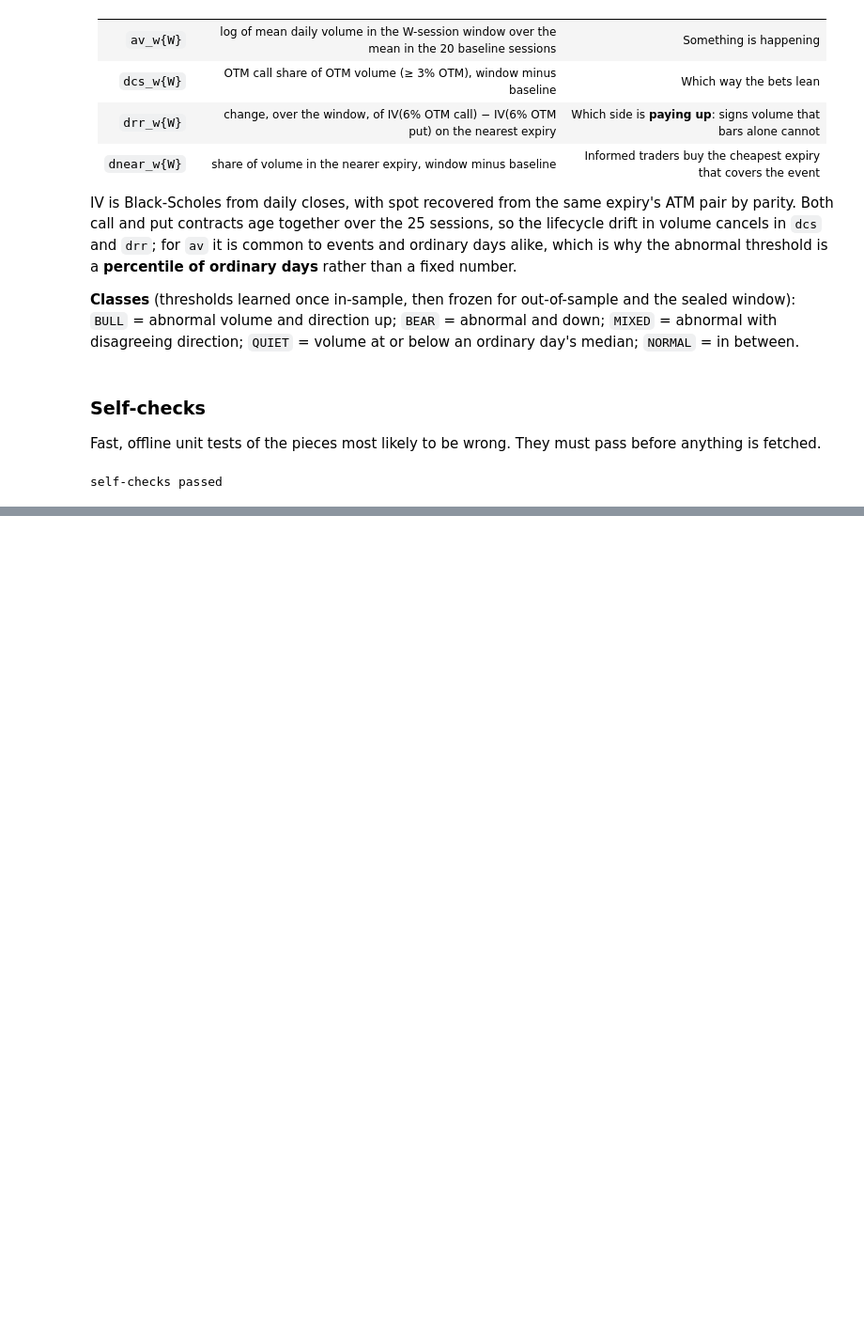
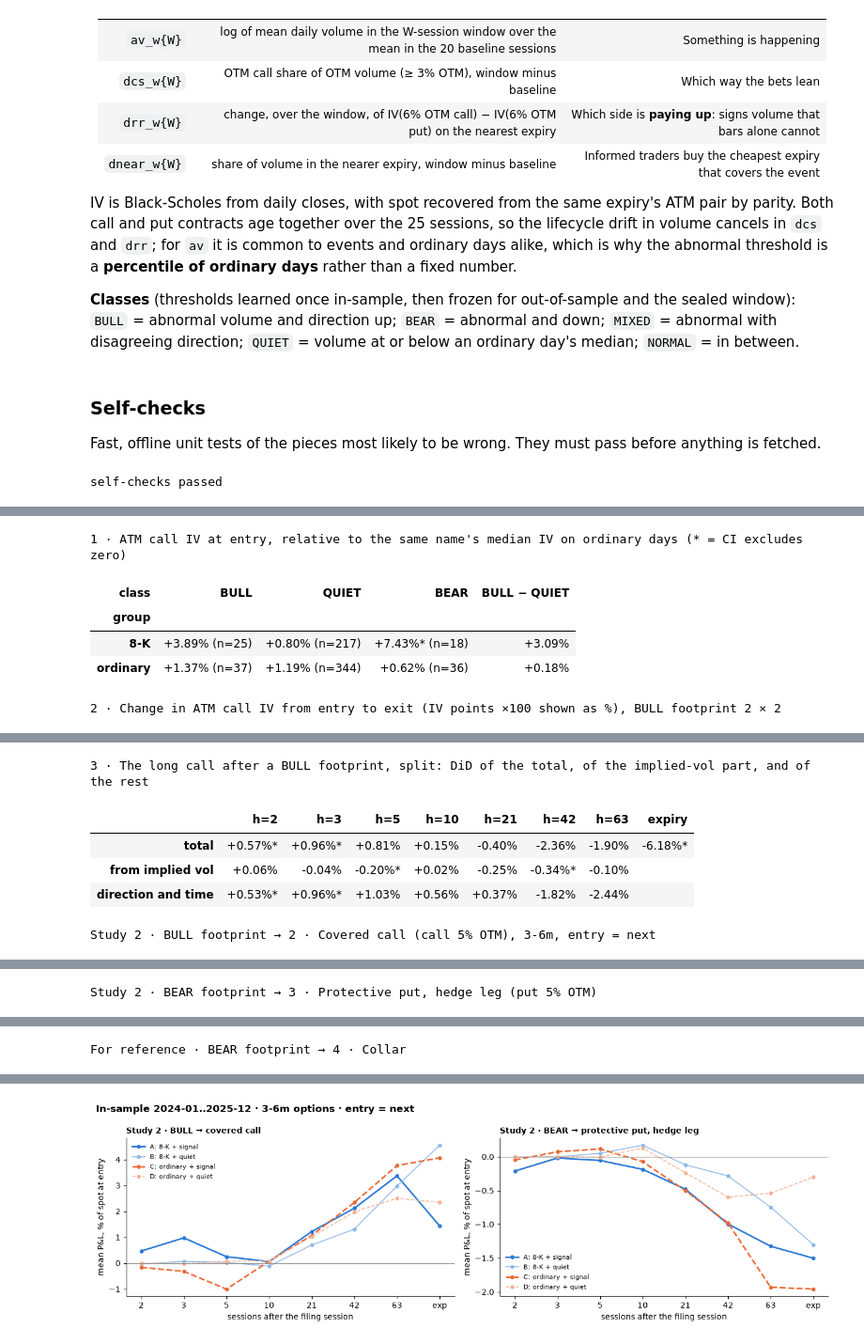
Before and after one commit to lalitboyapati/GQHacks, a Jupyter notebook: massive/gqh-massive-8k-starter/footprints-before-the-8k.ipynb, the cells around one changed output, grey strips where cells are left out. Shown at 94% size. Saved outputs shown, nothing was run; the diff lists cells and outputs as text; code cells hidden in the pictures; blank space fills up the shorter version.

```diff
--- a/massive/gqh-massive-8k-starter/footprints-before-the-8k.ipynb
+++ b/massive/gqh-massive-8k-starter/footprints-before-the-8k.ipynb
@@ -1564,0 +1286,54 @@ Sealed window 2023-06-01..2023-08-31 not run. Judges: set RUN_HOLDOUT = True.
+# %%
+def one_row_per_event(r: pd.DataFrame, horizon) -> pd.DataFrame:
+    x = cut(r)
+    return x[x.horizon == horizon].drop_duplicates(["ticker", "event_date"])
+
+
+h0 = HEADLINE_HORIZONS[0]
+iv_ev, iv_pl = one_row_per_event(ev_r, h0).copy(), one_row_per_event(pl_r, h0).copy()
+name_iv = iv_pl.groupby("ticker")["iv_entry"].median()           # each name's IV on an ordinary day
+for d in (iv_ev, iv_pl):
+    d["iv_rel"] = d["iv_entry"] / d["ticker"].map(name_iv) - 1
+
+rows = []
+for grp, d in [("8-K", iv_ev), ("ordinary", iv_pl)]:
+    for cls in ["BULL", "QUIET", "BEAR"]:
+        x = d.loc[d.flow_class == cls, "iv_rel"].dropna().to_numpy()
+        m, lo, hi = boot_diff([x], [1])
+        rows.append({"group": grp, "class": cls, "cell": f"{_p(m, lo, hi)} (n={len(x)})"})
+    a, b = d.loc[d.flow_class == "BULL", "iv_rel"].dropna().to_numpy(), d.loc[d.flow_class == "QUIET", "iv_rel"].dropna().to_numpy()
+    m, lo, hi = boot_diff([a, b], [1, -1])
+    rows.append({"group": grp, "class": "BULL − QUIET", "cell": _p(m, lo, hi)})
+print("1 · ATM call IV at entry, relative to the same name's median IV on ordinary days (* = CI excludes zero)")
+display(pd.DataFrame(rows).pivot(index="group", columns="class", values="cell")[["BULL", "QUIET", "BEAR", "BULL − QUIET"]])
+
+ivc = cut(ev_r).assign(d_iv=lambda d: d.iv_exit - d.iv_entry)
+ivc_pl = cut(pl_r).assign(d_iv=lambda d: d.iv_exit - d.iv_entry)
+d_iv = did_table(ivc, ivc_pl, "BULL", "d_iv")
+print("\n2 · Change in ATM call IV from entry to exit (IV points ×100 shown as %), BULL footprint 2 × 2")
+display(fmt_did(d_iv))
+
+print("\n3 · The long call after a BULL footprint, split: DiD of the total, of the implied-vol part, and of the rest")
+split = {name: did_table(ev_r, pl_r, "BULL", col).set_index("horizon")
+         for name, col in [("total", "long_call"), ("from implied vol", "long_call_vol_part"), ("direction and time", "long_call_dir_part")]}
+display(pd.DataFrame({name: [_p(x.did, x.ci_lo, x.ci_hi) for _, x in t.iterrows()] for name, t in split.items()},
+                     index=[f"h={h}" if h != "exp" else "expiry" for h in split["total"].index]).T)
+
+did_cc = did_table(ev_r, pl_r, "BULL", "covered_call")
+did_put = did_table(ev_r, pl_r, "BEAR", "put_leg")
+did_collar = did_table(ev_r, pl_r, "BEAR", "collar")
+print(f"\nStudy 2 · BULL footprint → 2 · Covered call (call {OTM_PCT:.0%} OTM), {BASELINE_BUCKET}, entry = {ENTRY}")
+display(fmt_did(did_cc))
+print(f"\nStudy 2 · BEAR footprint → 3 · Protective put, hedge leg (put {OTM_PCT:.0%} OTM)")
+display(fmt_did(did_put))
+print(f"\nFor reference · BEAR footprint → 4 · Collar")
+display(fmt_did(did_collar))
+plot_did({"Study 2 · BULL → covered call": did_cc, "Study 2 · BEAR → protective put, hedge leg": did_put},
+         f"In-sample {STUDY_START[:7]}..{STUDY_END[:7]} · {BASELINE_BUCKET} options · entry = {ENTRY}")
+# %% [output]
+1 · ATM call IV at entry, relative to the same name's median IV on ordinary days (* = CI excludes zero)
+| class | BULL | QUIET | BEAR | BULL − QUIET |
+| group |  |  |  |  |
+| 8-K | +3.89% (n=25) | +0.80% (n=217) | +7.43%* (n=18) | +3.09% |
+| ordinary | +1.37% (n=37) | +1.19% (n=344) | +0.62% (n=36) | +0.18% |
+2 · Change in ATM call IV from entry to exit (IV points ×100 shown as %), BULL footprint 2 × 2
@@ -1564,0 +1349,6 @@ Sealed window 2023-06-01..2023-08-31 not run. Judges: set RUN_HOLDOUT = True.
+3 · The long call after a BULL footprint, split: DiD of the total, of the implied-vol part, and of the rest
+|  | h=2 | h=3 | h=5 | h=10 | h=21 | h=42 | h=63 | expiry |
+| total | +0.57%* | +0.96%* | +0.81% | +0.15% | -0.40% | -2.36% | -1.90% | -6.18%* |
+| from implied vol | +0.06% | -0.04% | -0.20%* | +0.02% | -0.25% | -0.34%* | -0.10% |  |
+| direction and time | +0.53%* | +0.96%* | +1.03% | +0.56% | +0.37% | -1.82% | -2.44% |  |
+Study 2 · BULL footprint → 2 · Covered call (call 5% OTM), 3-6m, entry = next
@@ -1564,0 +1364 @@ Sealed window 2023-06-01..2023-08-31 not run. Judges: set RUN_HOLDOUT = True.
+Study 2 · BEAR footprint → 3 · Protective put, hedge leg (put 5% OTM)
@@ -1564,0 +1374 @@ Sealed window 2023-06-01..2023-08-31 not run. Judges: set RUN_HOLDOUT = True.
+For reference · BEAR footprint → 4 · Collar
@@ -1564,0 +1384 @@ Sealed window 2023-06-01..2023-08-31 not run. Judges: set RUN_HOLDOUT = True.
+[figure, added]
```
Also changed, not shown: parts of 52 cells of this notebook, 1 other file.
